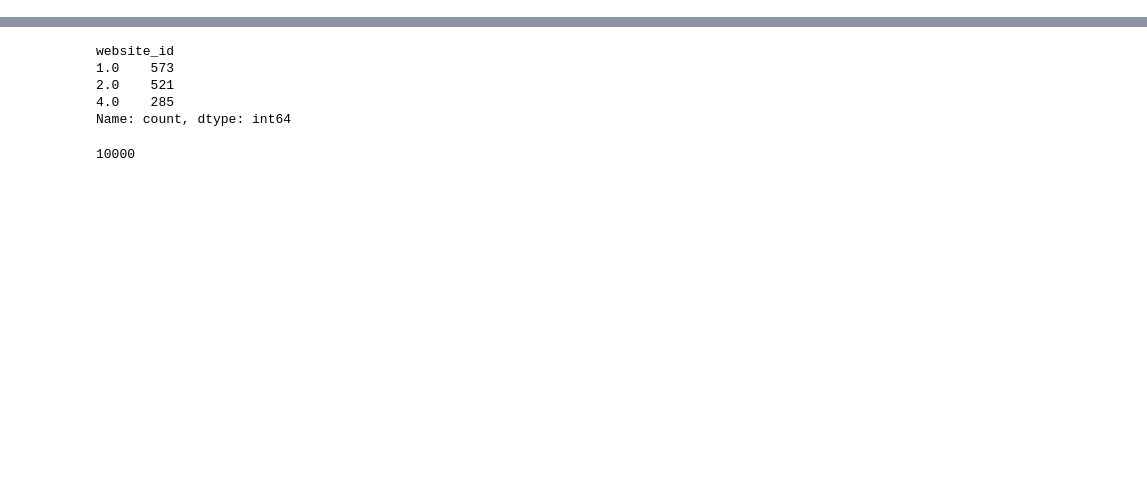
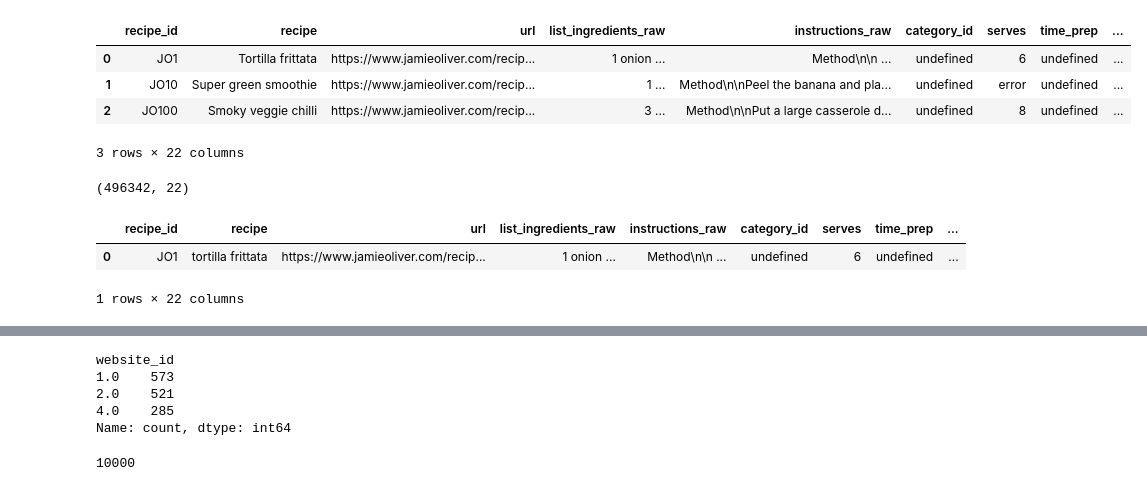
Before and after one commit to Pollybs/machine_learning_recommender, a Jupyter notebook: recommender_nlp.ipynb, the cells around one changed output, grey strips where cells are left out. Cells and saved outputs as stored; diff of their text form; code cells hidden in the pictures; blank space fills up the shorter version.

```diff
--- a/recommender_nlp.ipynb
+++ b/recommender_nlp.ipynb
@@ -110,0 +136,14 @@ df.head()
+# %%
+df.reset_index(drop=True, inplace=True)
+df.head(3)
+#df.drop(columns=["index"])
+# %% [output]
+|  | recipe_id | recipe | url | list_ingredients_raw | instructions_raw | category_id | serves | time_prep | ... |
+| 0 | JO1 | Tortilla frittata | https://www.jamieoliver.com/recip... | 1 onion ... | Method\n\n ... | undefined | 6 | undefined | ... |
+| 1 | JO10 | Super green smoothie | https://www.jamieoliver.com/recip... | 1 ... | Method\n\nPeel the banana and pla... | undefined | error | undefined | ... |
+| 2 | JO100 | Smoky veggie chilli | https://www.jamieoliver.com/recip... | 3 ... | Method\n\nPut a large casserole d... | undefined | 8 | undefined | ... |
+3 rows × 22 columns
+# %%
+df.shape
+# %% [output]
+(496342, 22)
@@ -110,0 +161,11 @@ df.head()
+# %%
+df["recipe"] = df["recipe"].str.lower()
+df["description"] = df["description"].str.lower()
+df["list_ingredients"] = df["list_ingredients"].str.lower()
+df['list_instructions'] = df['list_instructions'].str.lower()
+df['combined_features'] = df['combined_features'].str.lower()
+df.head(1)
+# %% [output]
+|  | recipe_id | recipe | url | list_ingredients_raw | instructions_raw | category_id | serves | time_prep | ... |
+| 0 | JO1 | tortilla frittata | https://www.jamieoliver.com/recip... | 1 onion ... | Method\n\n ... | undefined | 6 | undefined | ... |
+1 rows × 22 columns
```
Also changed, not shown: parts of 64 cells of this notebook.
